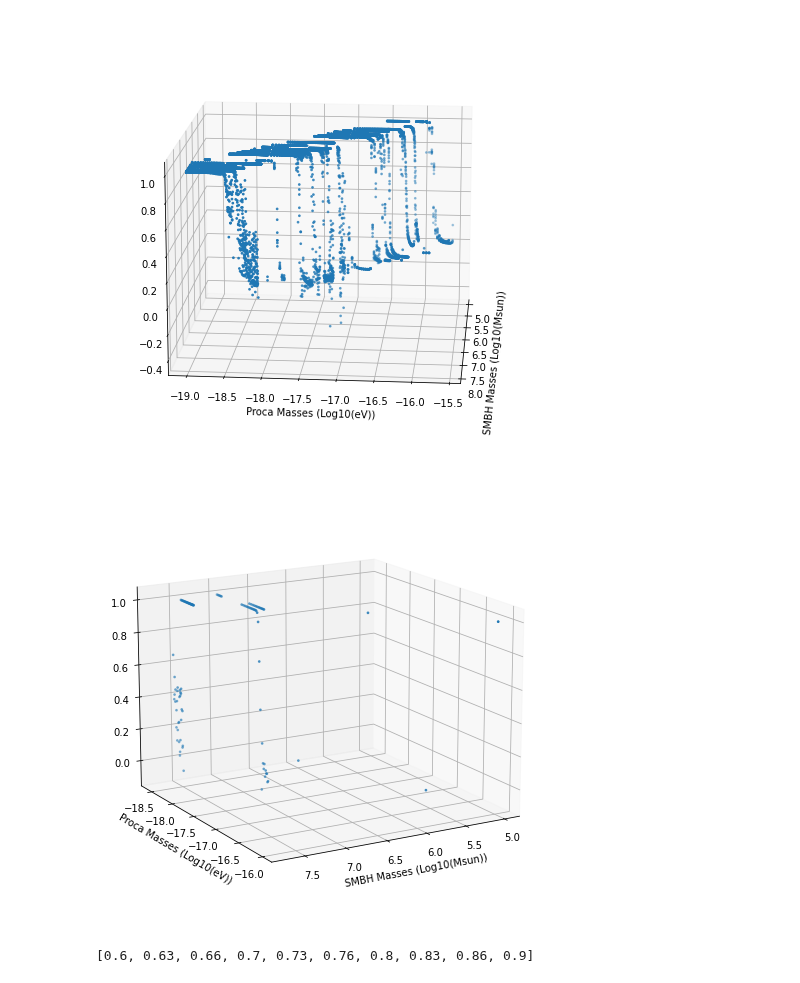
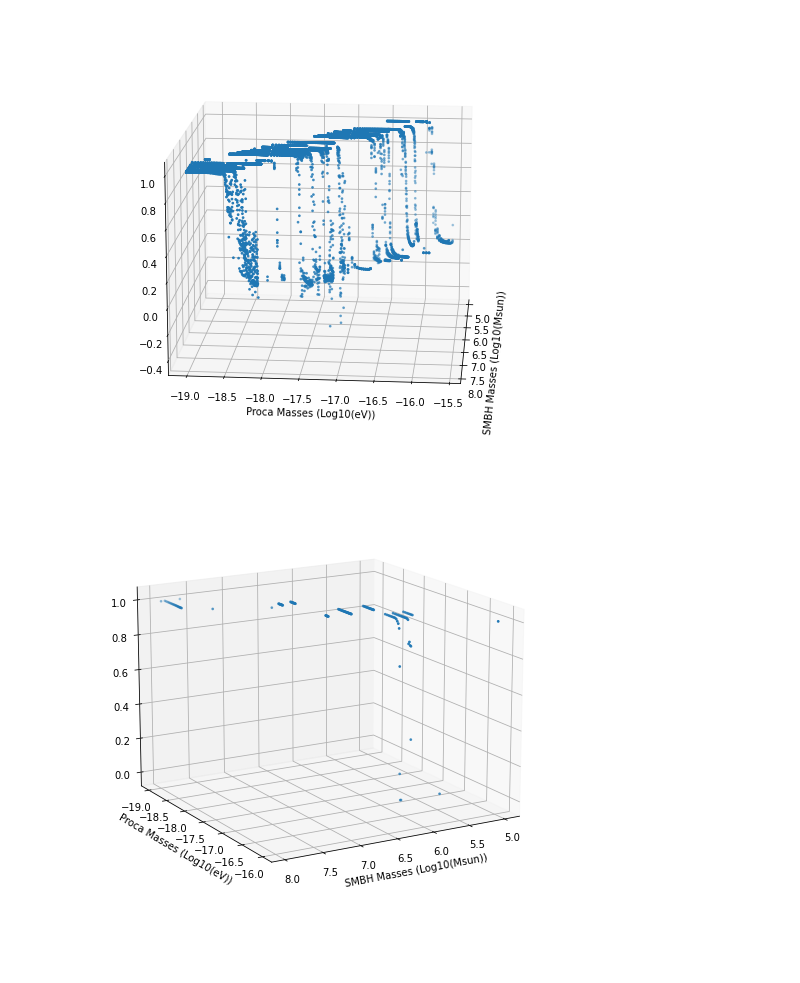
Before and after one commit to Shaun-F/GWGenerator, a Jupyter notebook: debugging/Analysis.ipynb, the cells around one changed output. Cells and saved outputs as stored; diff of their text form; code cells hidden in the pictures.

```diff
--- a/debugging/Analysis.ipynb
+++ b/debugging/Analysis.ipynb
@@ -44,20 +44,16 @@ ax.view_init(15,5)
 # %% [output]
 [figure]
 # %%
-tmpdat = datframe[(datframe["e0"]==0.1)&(datframe["BHSpin"]==0.9)]
+tmpdat = datframe[(datframe["e0"]==0.1)&(datframe["BHSpin"]==0.63)]
 xdat = tmpdat["SMBHMASS"]
 ydat = tmpdat["PROCAMASS"]
 zdat = tmpdat["faithfulness"]
 fig = plt.figure(figsize=(16,8))
 ax = fig.add_subplot(projection='3d')
 ax.scatter(np.log10(xdat), np.log10(ydat), zdat,s=3)
 ax.set_ylabel("Proca Masses (Log10(eV))")
 ax.set_xlabel("SMBH Masses (Log10(Msun))")
 ax.view_init(15,60)
 # %% [output]
-[figure, old version]
+[figure, new version]
-# %%
-sorted(datframe["BHSpin"].unique())
-# %% [output]
-[0.6, 0.63, 0.66, 0.7, 0.73, 0.76, 0.8, 0.83, 0.86, 0.9]
 # %%
```
Also changed, not shown: parts of 1 cell of this notebook, 1 other file.
